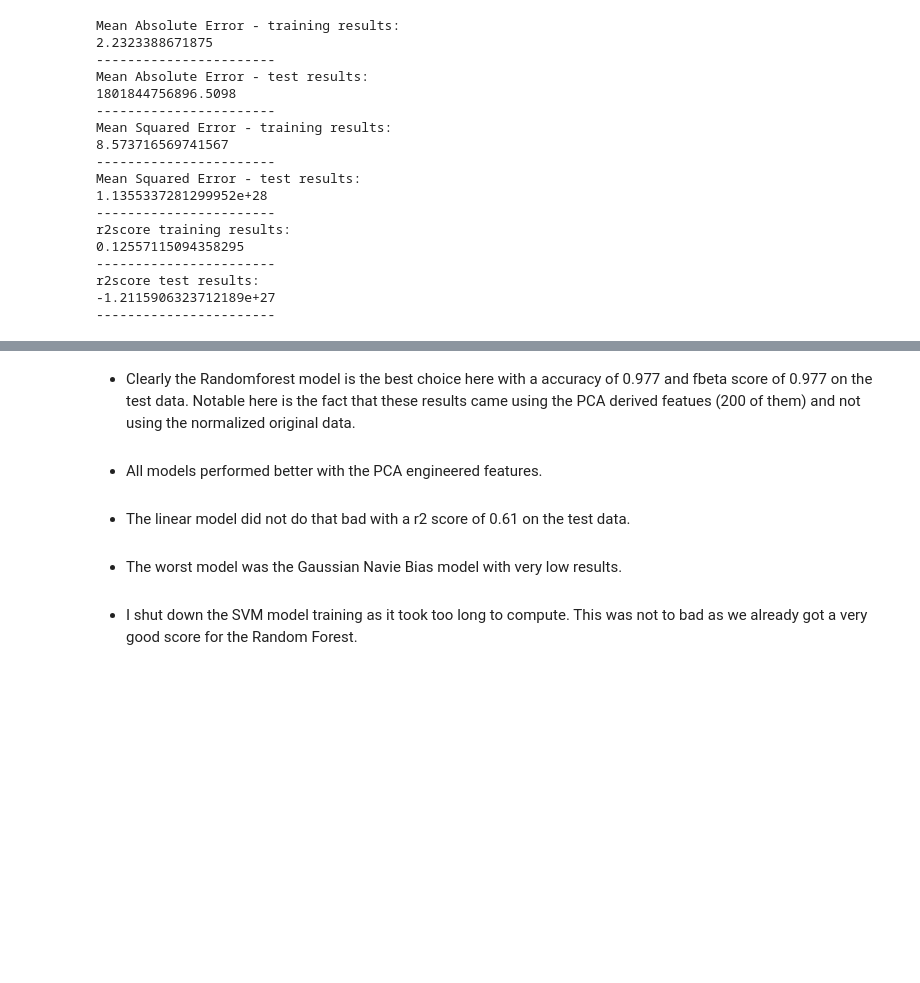
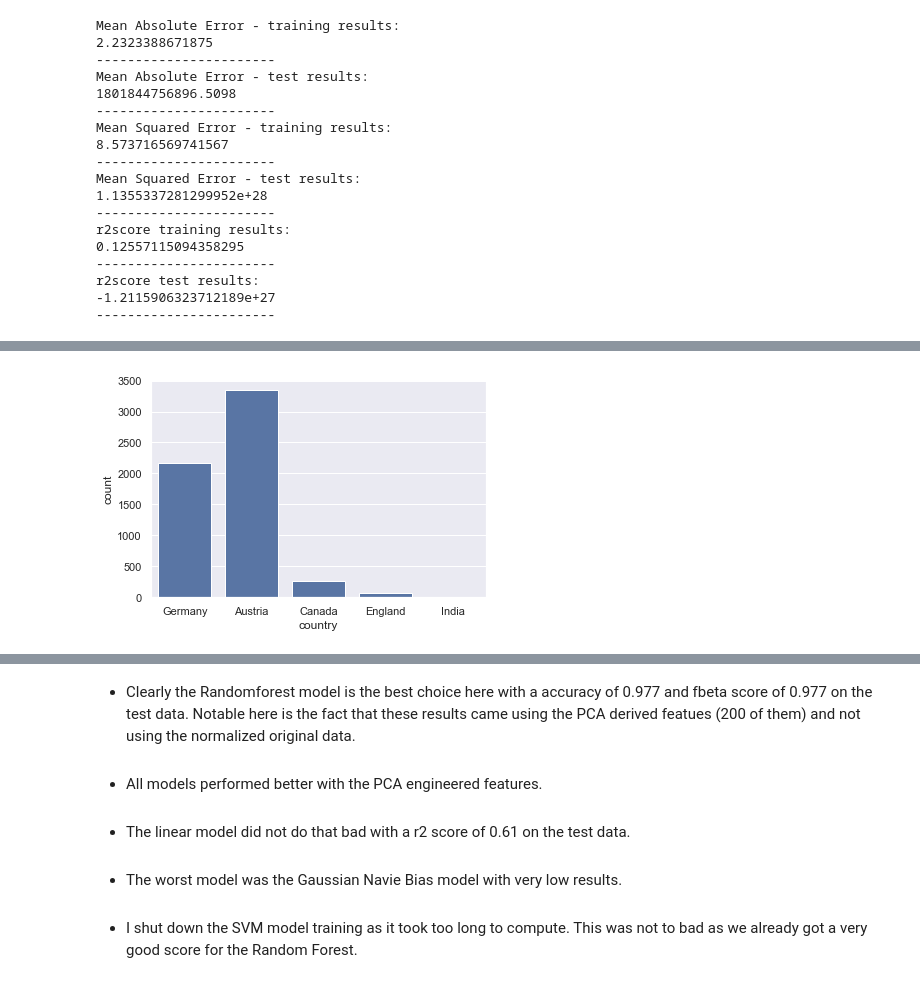
Before and after one commit to HenrikWarf/data-wine_rating_review_ML-pipeline, a Jupyter notebook: ML - Predicting Wine Rating.ipynb, the cells around one changed output, grey strips where cells are left out. Cells and saved outputs as stored; diff of their text form; code cells hidden in the pictures; blank space fills up the shorter version.

```diff
--- a/ML - Predicting Wine Rating.ipynb
+++ b/ML - Predicting Wine Rating.ipynb
@@ -713,0 +774,4 @@ r2score test results:
+# %%
+top_5_list = list(df_top_5_mean.index)
+# %%
+df_top5 = df_top_country[df_top_country['country'].isin(top_5_list)]
@@ -713,0 +794,4 @@ r2score test results:
+# %%
+sb.countplot(data=df_top5, x='country', color=base_color);
+# %% [output]
+[figure, added]
```
Also changed, not shown: parts of 23 cells of this notebook.
